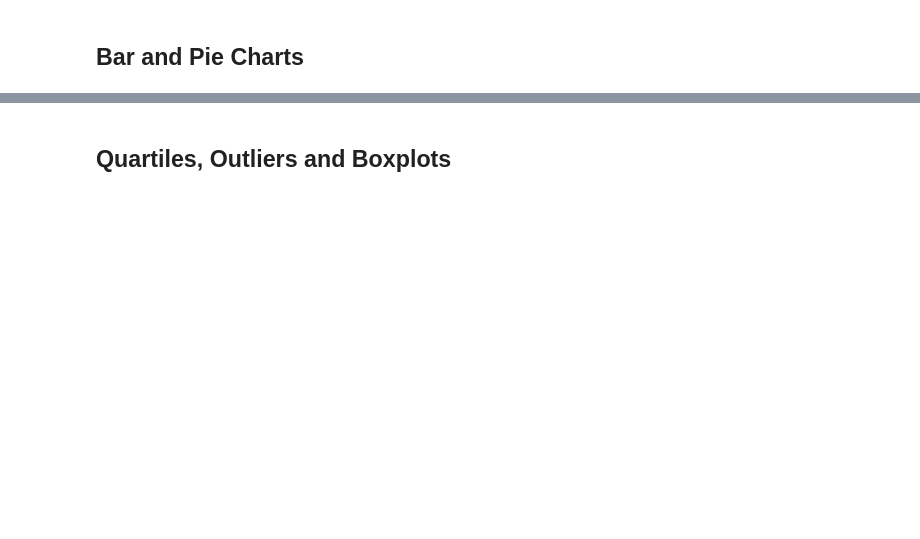
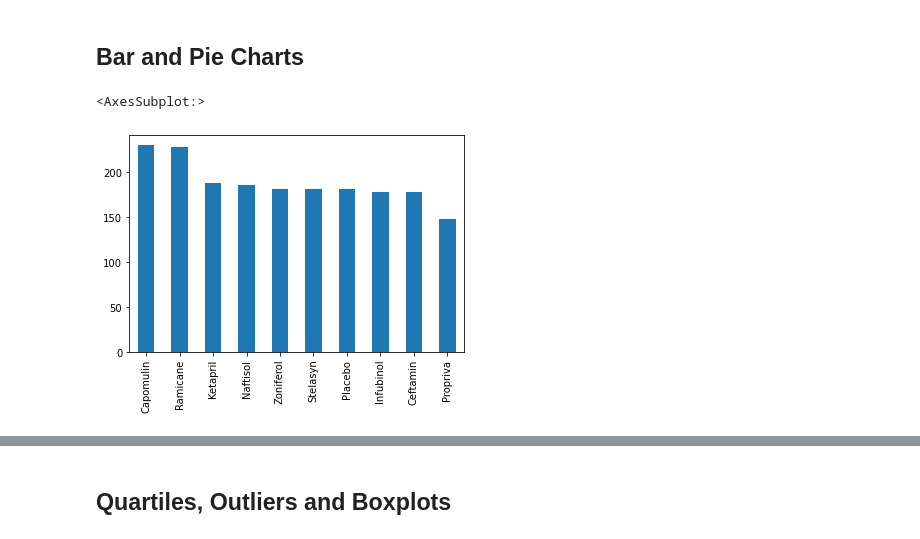
Before and after one commit to Shayoconnell7/pymaceuticals_challenge, a Jupyter notebook: pymaceuticals_challenge.ipynb, the cells around one changed output, grey strips where cells are left out. Drawn from its saved outputs; the diff is of its cells as text; code cells hidden in the pictures; blank space fills up the shorter version.

Commit message:
summaries, bar charts, pie charts

```diff
--- a/pymaceuticals_challenge.ipynb
+++ b/pymaceuticals_challenge.ipynb
@@ -54,8 +36,7 @@ Name: Mouse ID, Length: 249, dtype: int64
 # %%
 # Getting the duplicate mice by ID number that shows up for Mouse ID and Timepoint.
-#ID_groups = merged_data.groupby('Mouse ID')
+ID_groups = merged_data.loc[merged_data.duplicated(subset=["Mouse ID", "Timepoint"]), "Mouse ID"].unique()
+#find duplicates in mouse id & timpoint, print that mouse ID
 
-#ID_groups['Timepoint'].value_counts()
-
-merged_data.duplicated(subset='Timepoint')
+ID_groups
 # %% [output]
@@ -76,2 +69,5 @@ Length: 1893, dtype: bool
 # %%
 # Create a clean DataFrame by dropping the duplicate mouse by its ID.
+
+cleaned_df = merged_data[merged_data['Mouse ID'].isin(ID_groups) == False]
+cleaned_df
@@ -91,5 +148,11 @@ Length: 1893, dtype: bool
 ## Bar and Pie Charts
 # %%
 # Generate a bar plot showing the total number of mice for each treatment throughout the course of the study using pandas.
+drug_counts = cleaned_df['Drug Regimen'].value_counts()
+
+drug_counts.plot(kind='bar')
+# %% [output]
+<AxesSubplot:>
+[figure, added]
 # %%
 # Generate a bar plot showing the total number of mice for each treatment throughout the course of the study using pyplot.
```
Also changed, not shown: parts of 13 cells of this notebook.
